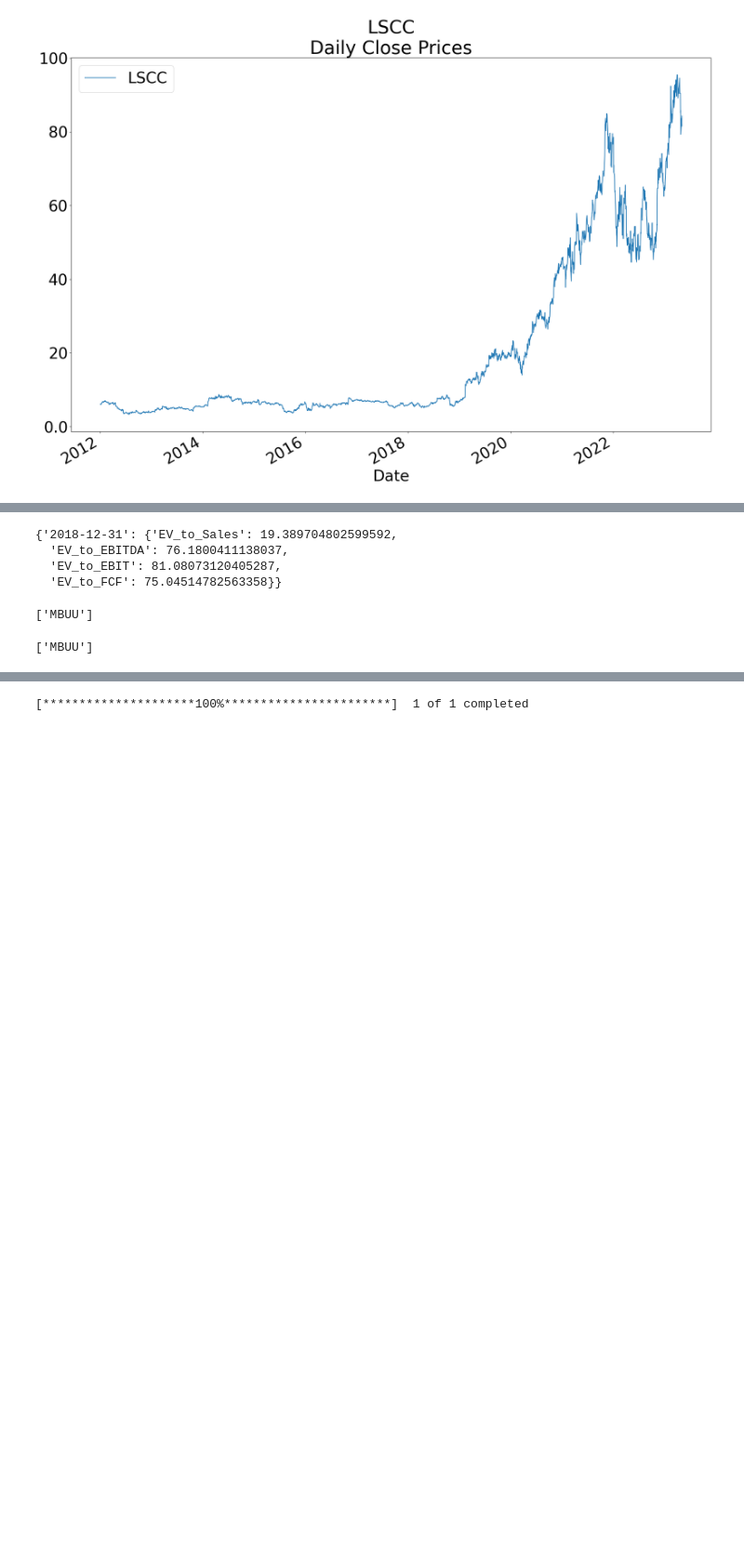
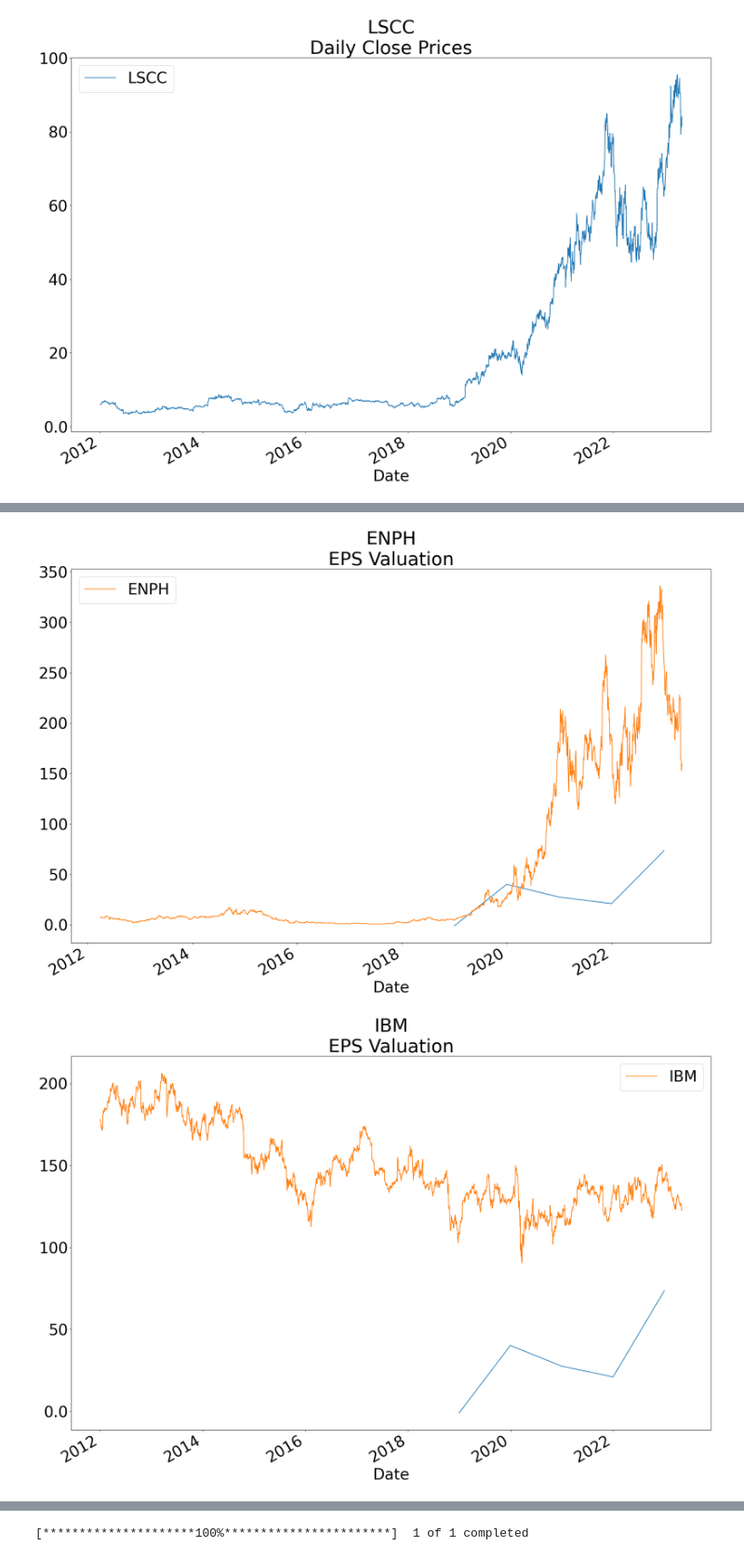
Before and after one commit to bgrabanski/PythonEcon-411, a Jupyter notebook: Final_Project/Final_Project_Working_Copy.ipynb, the cells around one changed output, grey strips where cells are left out. Shown at 93% size. Drawn from its saved outputs; the diff is of its cells as text; code cells hidden in the pictures; blank space fills up the shorter version.

```diff
--- a/Final_Project/Final_Project_Working_Copy.ipynb
+++ b/Final_Project/Final_Project_Working_Copy.ipynb
@@ -661,16 +661,3 @@ for stock in stocks:
 [figure]
 [figure]
 [figure]
-# %%
-for stock in stocks:
-    fig, ax = plt.subplots(figsize = (24,16))
-    y = [root_df[stock]["VALUATION"][date]["EPS_Valuation"] for date in root_df[stock]["VALUATION"]]
-    x = [pd.to_datetime(date) for date in root_df[stock]["VALUATION"].keys()]
-    ax.plot(x,y,label="EPS_Valuation")
-    close_data[stock].plot.line(ax = ax, legend = True)
-    y_vals = ax.get_yticks()
-    ax.set_yticklabels([int(y) if y>= 1 else round(y,1) for y in y_vals])
-
-    plt.title(stock + "\nEPS Valuation")
-    plt.show()
-    plt.close
@@ -773,17 +663,0 @@ root_df["MANH"]["INCOME"]
-# %%
-# create multiples line items to be used for graphing
-for stock in root_df:
-    for date in root_df[stock]["INCOME"]:
-        form = "%Y-%m-%d"
-        EV = calc_Enterprise_Value(Price = close_data[stock][-1],
-                                   Shares = root_df[stock]["BALANCE"][date]["commonStockSharesOutstanding"],
-                                   Debt = root_df[stock]["BALANCE"][date]["shortLongTermDebtTotal"],
-                                   Cash_Equiv = root_df[stock]["BALANCE"][date]["cashAndShortTermInvestments"])
-        root_df[stock]["MULTIPLES"] = {}
-        root_df[stock]["MULTIPLES"][date] = {}
-        root_df[stock]["MULTIPLES"][date]["EV_to_Sales"] = EV / int(root_df[stock]["INCOME"][date]["totalRevenue"])
-        root_df[stock]["MULTIPLES"][date]["EV_to_EBITDA"] = EV / int(root_df[stock]["INCOME"][date]["ebitda"])
-        root_df[stock]["MULTIPLES"][date]["EV_to_EBIT"] = EV / int(root_df[stock]["INCOME"][date]["ebit"])
-        root_df[stock]["MULTIPLES"][date]["EV_to_FCF"] = EV / (int(root_df[stock]["CASH"][date]["operatingCashflow"]) + int(root_df[stock]["CASH"][date]["capitalExpenditures"]))
-
-        print(stock, date, EV)
@@ -808,21 +663,0 @@ TREX 2018-12-31 3128108768.3871803
-# %%
-root_df["MANH"]["MULTIPLES"]
-# %% [output]
-{'2018-12-31': {'EV_to_Sales': 19.389704802599592,
-  'EV_to_EBITDA': 76.1800411138037,
-  'EV_to_EBIT': 81.08073120405287,
-  'EV_to_FCF': 75.04514782563358}}
-# %%
-# create simple stock screener based on being undervalued relative to
-# estimated Graham Dodds Valuation
-stocks_to_look_at1 = []
-for stock in stocks:
-    for year in root_df[stock]["PRICES"]:
-        list_of_years = []
-        list_of_years.append(year)
-   # print(stock, root_df[stock]["PRICES"][list_of_years[0]][-1], close_data[stock][-1])
-    if root_df[stock]["PRICES"][list_of_years[0]][-1] > close_data[stock][-1]:
-        stocks_to_look_at1.append(stock)
-stocks_to_look_at1
-# %% [output]
-['MBUU']
@@ -840,12 +664,16 @@ stocks_to_look_at1
-# %%
-# repeat the above stock screener for our EPS_Valuation metric
-
-stocks_to_look_at2 = []
-for stock in stocks:
-    year = root_df[stock]["VALUATION"].keys()[0]
-   # print(stock, root_df[stock]["PRICES"][list_of_years[0]][-1], close_data[stock][-1])
-    if root_df[stock]["VALUATION"][year]["EPS_Valuation"] > close_data[stock][-1]:
-        stocks_to_look_at2.append(stock)
-stocks_to_look_at2
-# %% [output]
-['MBUU']
+# %%
+for stock in stocks:
+    fig, ax = plt.subplots(figsize = (24,16))
+    y1 = [root_df[stock]["VALUATION"][date]["EPS_Valuation"] for date in root_df[stock]["VALUATION"]]
+    x = [pd.to_datetime(date) for date in root_df[stock]["VALUATION"].keys()]
+    ax.plot(x,y,label="EPS_Valuation")
+    close_data[stock].plot.line(ax = ax, legend = True)
+    y_vals = ax.get_yticks()
+    ax.set_yticklabels([int(y) if y>= 1 else round(y,1) for y in y_vals])
+
+    plt.title(stock + "\nEPS Valuation")
+    plt.show()
+    plt.close
+# %% [output]
+[figure, added]
+[figure, added]
```
Also changed, not shown: parts of 65 cells of this notebook, 59 other files.
